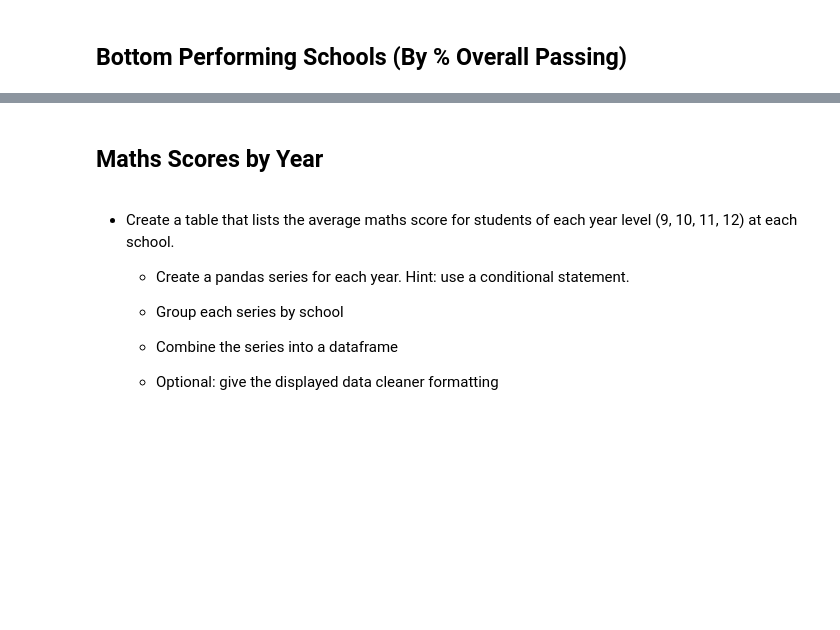
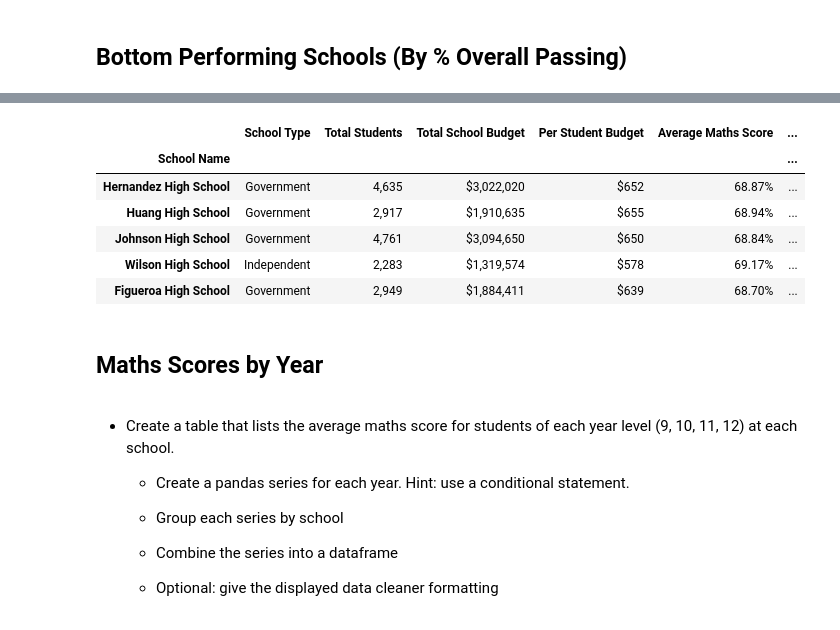
Before and after one commit to Ba1lina/pandas-challenge, a Jupyter notebook: PyCitySchools/PyCitySchools_code.ipynb, the cells around one changed output, grey strips where cells are left out. Saved outputs shown, nothing was run; the diff lists cells and outputs as text; code cells hidden in the pictures; blank space fills up the shorter version.

```diff
--- a/PyCitySchools/PyCitySchools_code.ipynb
+++ b/PyCitySchools/PyCitySchools_code.ipynb
@@ -145,3 +134,14 @@ top_5_schools = school_summary.loc()
+# %%
+bottom_schools = school_summary.sort_values("% Overall Passing",ascending=True)
+bottom_schools.head()
+# %% [output]
+|  | School Type | Total Students | Total School Budget | Per Student Budget | Average Maths Score | ... |
+| School Name |  |  |  |  |  | ... |
+| Hernandez High School | Government | 4,635 | $3,022,020 | $652 | 68.87% | ... |
+| Huang High School | Government | 2,917 | $1,910,635 | $655 | 68.94% | ... |
+| Johnson High School | Government | 4,761 | $3,094,650 | $650 | 68.84% | ... |
+| Wilson High School | Independent | 2,283 | $1,319,574 | $578 | 69.17% | ... |
+| Figueroa High School | Government | 2,949 | $1,884,411 | $639 | 68.70% | ... |
 # %% [markdown]
 ## Maths Scores by Year
 # %% [markdown]
```
Also changed, not shown: parts of 9 cells of this notebook.
